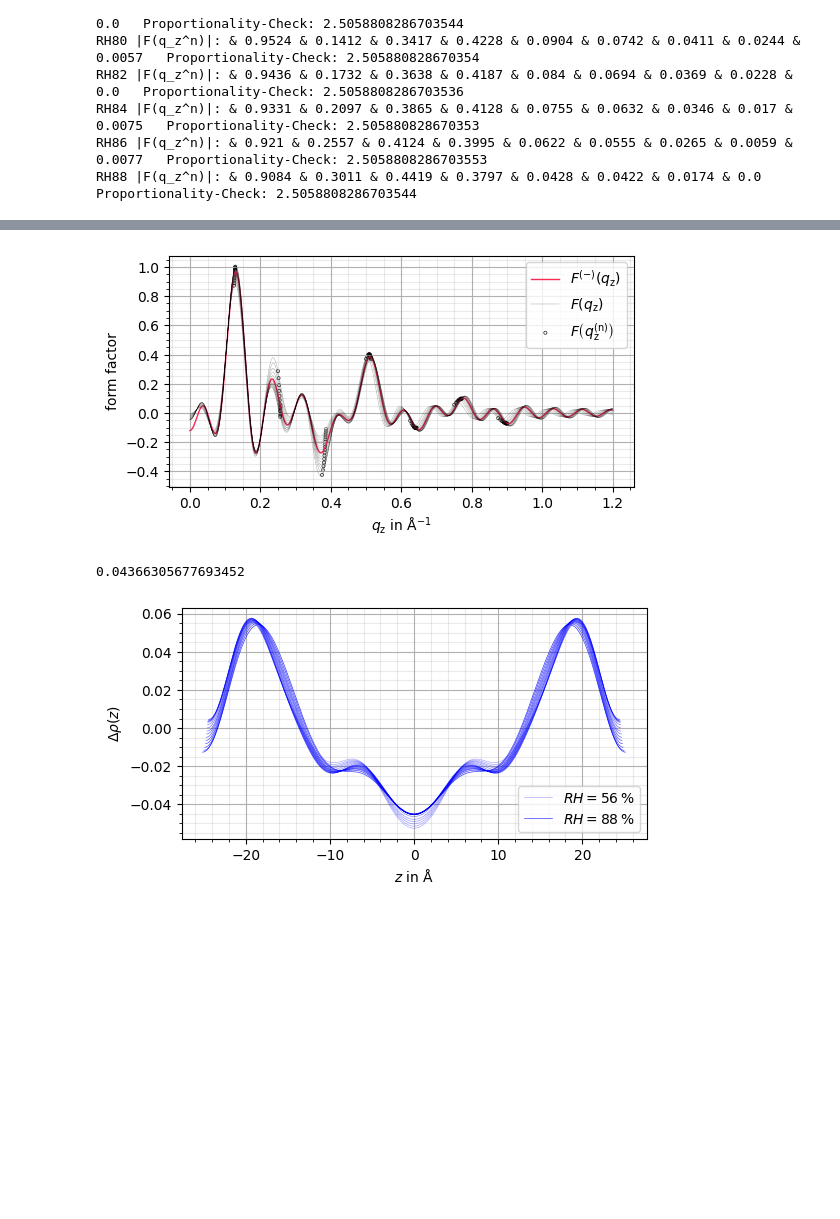
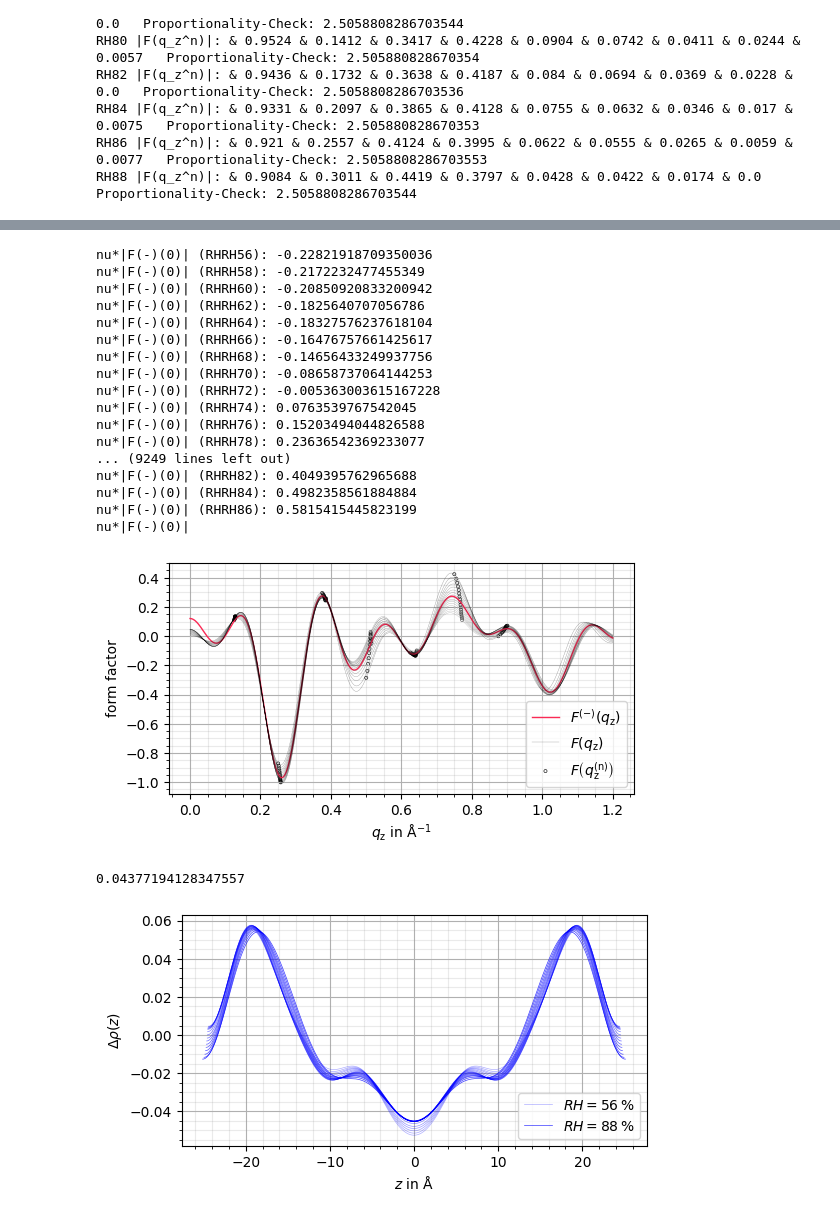
Before and after one commit to CVC97/ALC-24-25, a Jupyter notebook: BK.SLM_study_liquid_membranes/bk.slm_data_analysis.ipynb, the cells around one changed output, grey strips where cells are left out. Drawn from its saved outputs; the diff is of its cells as text; code cells hidden in the pictures; blank space fills up the shorter version.

```diff
--- a/BK.SLM_study_liquid_membranes/bk.slm_data_analysis.ipynb
+++ b/BK.SLM_study_liquid_membranes/bk.slm_data_analysis.ipynb
@@ -382,11 +382,12 @@ def get_continuous_F_minus(phases):
                 nu_i = phases[i]                                                # phase i
                 F_i = F_q_z_n_array[i]                                          # form factor amplitude i
                 # calculate form factors for (n = -n_max till n = n_max excluding the order 0 term)
-                F_minus_q_z += nu_i * F_i * ( np.sinc(D/2*q_z + (i+1)*np.pi) + np.sinc(D/2*q_z - (i+1)*np.pi) )
+                F_minus_q_z += nu_i * F_i * ( np.sinc(D/4*q_z - (i+1)*np.pi) + np.sinc(D/4*q_z + (i+1)*np.pi) )
                 # calculation the 0-order coefficient (with phase, how amazing is that ?)
-                F_minus_0 += 2*(-1)**i * nu_i * F_i
+                F_minus_0 += 2*(-1)**(i) * nu_i * F_i
+            print(f"nu*|F(-)(0)| ({key}): {F_minus_0}")
             # add the order 0 term to fourier series
-            F_minus_q_z += F_minus_0 * np.sinc(D/2*q_z)
+            F_minus_q_z += F_minus_0 * np.sinc(D/4*q_z)
             # add the newest value to the list
             F_minus_q_z_list.append(F_minus_q_z)
         # return the average value between all RHs
@@ -406,7 +407,7 @@ def get_continuous_F(RH_key, phases):
             nu_i = phases[i]                                                    # phase i
             F_i = F_q_z_n_array[i]                                              # form factor amplitude i
             # calculate form factors for (n = -n_max till n = n_max excluding the order 0 term)
-            F_q_z += nu_i * F_i * ( np.sinc(D/2*q_z + (i+1)*np.pi) + np.sinc(D/2*q_z - (i+1)*np.pi) )
+            F_q_z += nu_i * F_i * ( np.sinc(D/4*q_z - (i+1)*np.pi) + np.sinc(D/4*q_z + (i+1)*np.pi) )
         return F_q_z
     return F_continuous
 
@@ -482,7 +483,7 @@ def phase_factor_performance(phases, plot = 0):
         # ax.set_yticks([-1, -0.5, 0, 0.5, 1])
         # ax.set_yticklabels(["-1", "", "0", "", "1"])
         ax.legend()
-        ax.legend(loc="upper right")
+        ax.legend(loc="lower right")
 
         plt.savefig('BK.SLM_visualizations/continuous_form_factors.pdf', facecolor = 'white', bbox_inches='tight')
         plt.savefig('BK.SLM_visualizations/continuous_form_factors.pgf', facecolor = 'white', bbox_inches='tight')
@@ -493,6 +494,7 @@ def phase_factor_performance(phases, plot = 0):
 
 
 # list of phases (0-order will be determined from the other phases, genius !!!)
-phases_list = [1, 1, 1, -1, -1, 1, -1]
+# phases_list = [-1, -1, -1, 1, 1, -1, 1]
+phases_list = [-1, -1, +1, -1, 1, -1, 1]
 phase_factor_performance(phases_list, plot = 1)
 # %% [output]
@@ -511,7 +530,7 @@ for i_factor in range(2**n_max):
     for i in range(n_max):
         phase_factor_i_array[i] = (int(i_factor / 2**i )  % 2) * 2 - 1
     # add array of phase factors to the total array (only consider arrays with nu_1 = 1 due to symmetry)
-    if phase_factor_i_array[0] > 0:
+    if phase_factor_i_array[0] < 0:
         phase_factor_list.append(phase_factor_i_array)
 
 
@@ -625,15 +644,32 @@ for i in range(25):
 # %%
 # +++++ APPLYING BEST FIT +++++
 
 # plotting the best phase combination (eye test suggests #2)
 phase_factors_best_fit = rmsd_list_sorted[0]["phase_factors"]
 
 # manual configuration
-phase_factors_best_fit = [1, 1, -1, 1, -1, 1, -1]
+# phase_factors_best_fit = [-1, -1, +1, -1, 1, -1, 1]
 phase_factor_performance(phase_factors_best_fit, plot = 1)
 # %% [output]
+nu*|F(-)(0)| (RHRH56): -0.22821918709350036
+nu*|F(-)(0)| (RHRH58): -0.2172232477455349
+nu*|F(-)(0)| (RHRH60): -0.20850920833200942
+nu*|F(-)(0)| (RHRH62): -0.1825640707056786
+nu*|F(-)(0)| (RHRH64): -0.18327576237618104
+nu*|F(-)(0)| (RHRH66): -0.16476757661425617
+nu*|F(-)(0)| (RHRH68): -0.14656433249937756
+nu*|F(-)(0)| (RHRH70): -0.08658737064144253
+nu*|F(-)(0)| (RHRH72): -0.005363003615167228
+nu*|F(-)(0)| (RHRH74): 0.0763539767542045
+nu*|F(-)(0)| (RHRH76): 0.15203494044826588
+nu*|F(-)(0)| (RHRH78): 0.23636542369233077
+... (9249 lines left out)
+nu*|F(-)(0)| (RHRH82): 0.4049395762965688
+nu*|F(-)(0)| (RHRH84): 0.4982358561884884
+nu*|F(-)(0)| (RHRH86): 0.5815415445823199
+nu*|F(-)(0)|
-[figure, old version]
+[figure, new version]
-0.04366305677693452
+0.04377194128347557
 # %%
 # +++++ e-DENSITY DETERMINATION +++++
 
```
Also changed, not shown: parts of 4 cells of this notebook, 17 other files.
